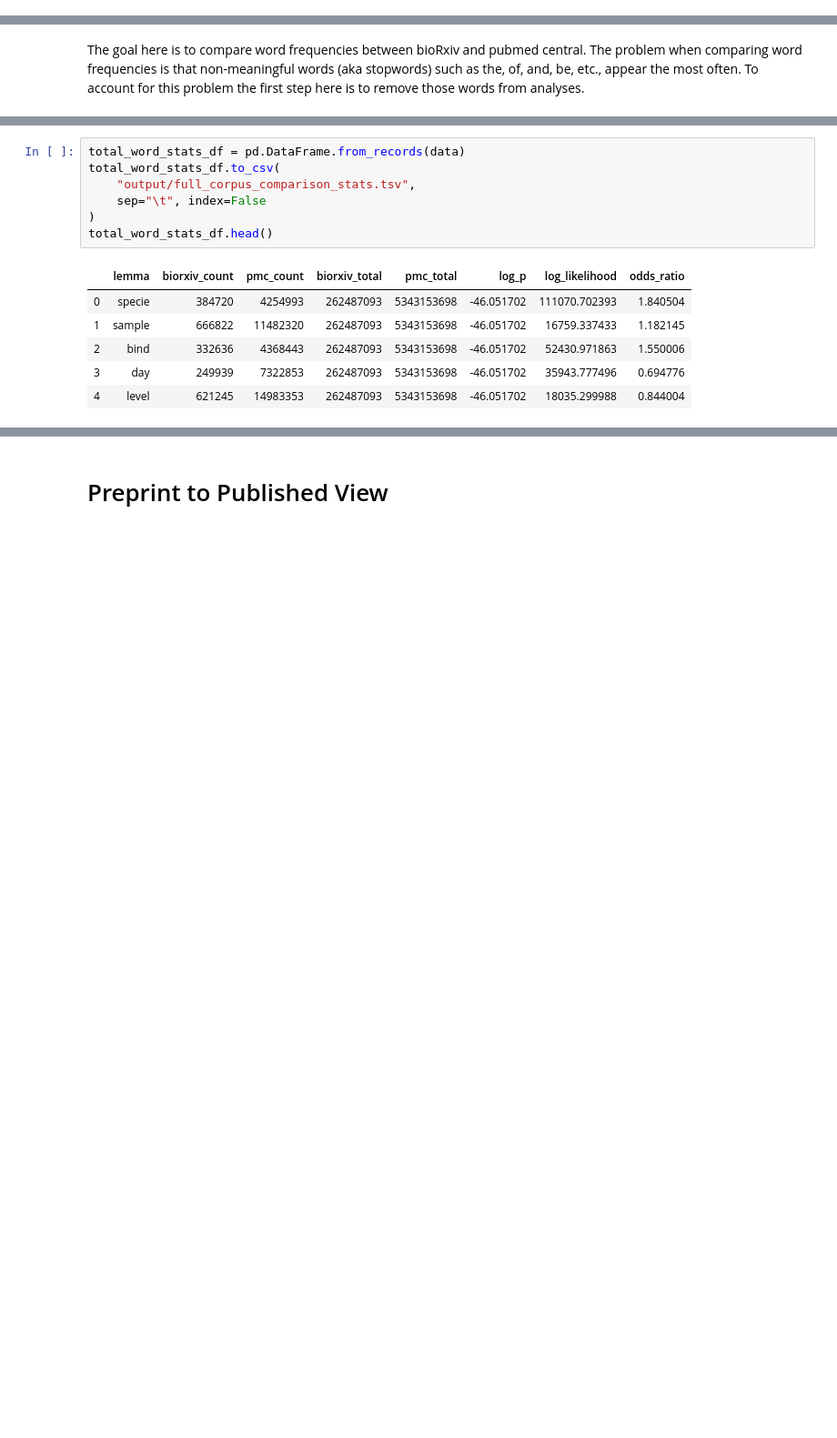
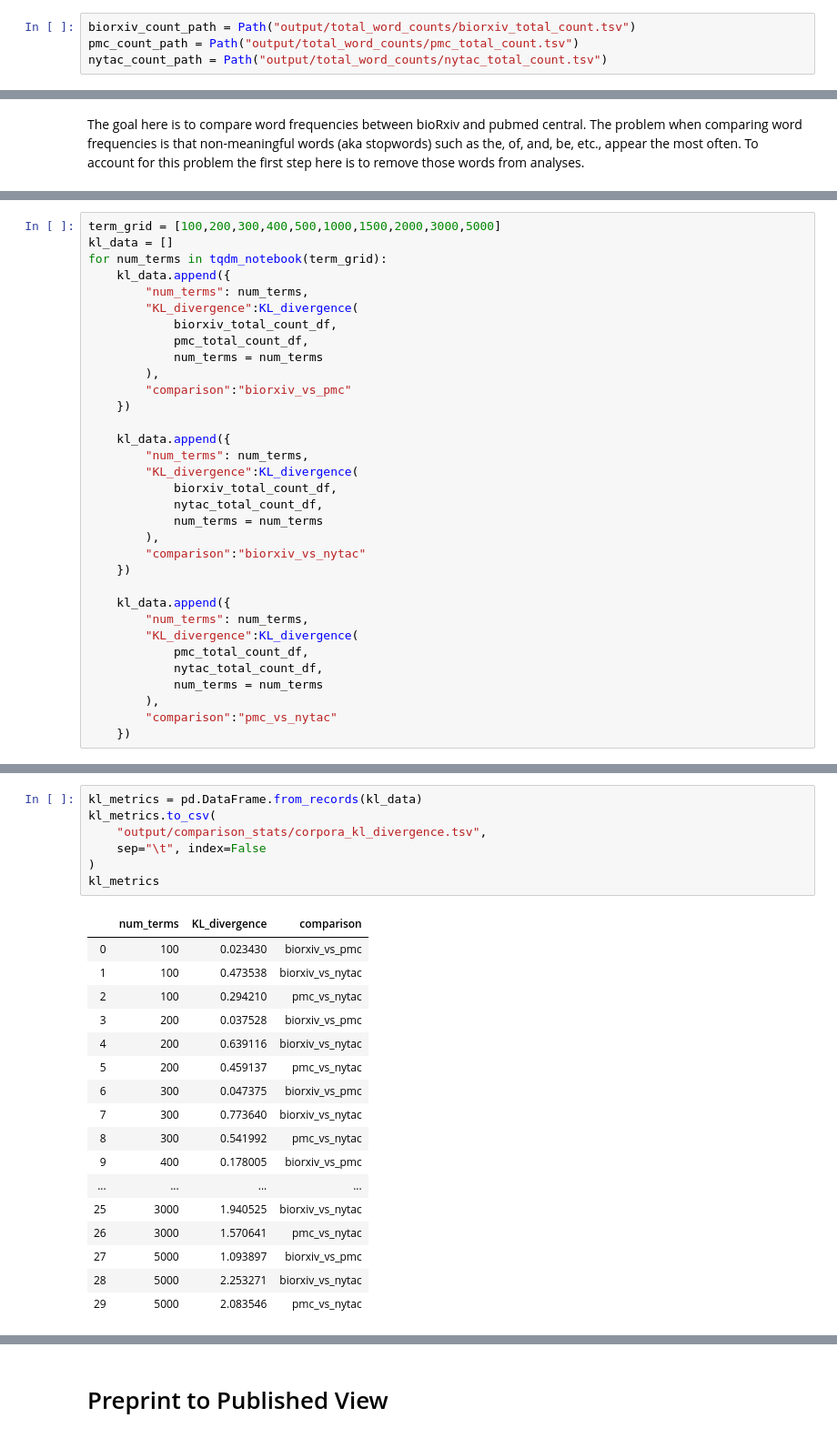
Before and after one commit to greenelab/annorxiver, a Jupyter notebook: biorxiv/corpora_comparison/corpora_comparison.ipynb, the cells around one changed output, grey strips where cells are left out. Shown at 91% size. Cells and saved outputs as stored; diff of their text form; blank space fills up the shorter version.

```diff
--- a/biorxiv/corpora_comparison/corpora_comparison.ipynb
+++ b/biorxiv/corpora_comparison/corpora_comparison.ipynb
@@ -99,4 +26,8 @@ def remove_stop_words(corpus_one, corpus_two):
 # Full Text Comparison (Global)
 # %% [markdown]
 ## Gather Word Frequencies
+# %%
+biorxiv_count_path = Path("output/total_word_counts/biorxiv_total_count.tsv")
+pmc_count_path = Path("output/total_word_counts/pmc_total_count.tsv")
+nytac_count_path = Path("output/total_word_counts/nytac_total_count.tsv")
 # %%
@@ -257,0 +549,33 @@ for word in tqdm_notebook(total_words):
+# %%
+term_grid = [100,200,300,400,500,1000,1500,2000,3000,5000]
+kl_data = []
+for num_terms in tqdm_notebook(term_grid):
+    kl_data.append({
+        "num_terms": num_terms,
+        "KL_divergence":KL_divergence(
+            biorxiv_total_count_df,
+            pmc_total_count_df,
+            num_terms = num_terms
+        ),
+        "comparison":"biorxiv_vs_pmc"
+    })
+
+    kl_data.append({
+        "num_terms": num_terms,
+        "KL_divergence":KL_divergence(
+            biorxiv_total_count_df,
+            nytac_total_count_df,
+            num_terms = num_terms
+        ),
+        "comparison":"biorxiv_vs_nytac"
+    })
+
+    kl_data.append({
+        "num_terms": num_terms,
+        "KL_divergence":KL_divergence(
+            pmc_total_count_df,
+            nytac_total_count_df,
+            num_terms = num_terms
+        ),
+        "comparison":"pmc_vs_nytac"
+    })
@@ -258,14 +584,25 @@ for word in tqdm_notebook(total_words):
 # %%
-total_word_stats_df = pd.DataFrame.from_records(data)
-total_word_stats_df.to_csv(
-    "output/full_corpus_comparison_stats.tsv",
+kl_metrics = pd.DataFrame.from_records(kl_data)
+kl_metrics.to_csv(
+    "output/comparison_stats/corpora_kl_divergence.tsv",
     sep="\t", index=False
 )
-total_word_stats_df.head()
+kl_metrics
 # %% [output]
-|  | lemma | biorxiv_count | pmc_count | biorxiv_total | pmc_total | log_p | log_likelihood | odds_ratio |
-| 0 | specie | 384720 | 4254993 | 262487093 | 5343153698 | -46.051702 | 111070.702393 | 1.840504 |
-| 1 | sample | 666822 | 11482320 | 262487093 | 5343153698 | -46.051702 | 16759.337433 | 1.182145 |
-| 2 | bind | 332636 | 4368443 | 262487093 | 5343153698 | -46.051702 | 52430.971863 | 1.550006 |
-| 3 | day | 249939 | 7322853 | 262487093 | 5343153698 | -46.051702 | 35943.777496 | 0.694776 |
-| 4 | level | 621245 | 14983353 | 262487093 | 5343153698 | -46.051702 | 18035.299988 | 0.844004 |
+|  | num_terms | KL_divergence | comparison |
+| 0 | 100 | 0.023430 | biorxiv_vs_pmc |
+| 1 | 100 | 0.473538 | biorxiv_vs_nytac |
+| 2 | 100 | 0.294210 | pmc_vs_nytac |
+| 3 | 200 | 0.037528 | biorxiv_vs_pmc |
+| 4 | 200 | 0.639116 | biorxiv_vs_nytac |
+| 5 | 200 | 0.459137 | pmc_vs_nytac |
+| 6 | 300 | 0.047375 | biorxiv_vs_pmc |
+| 7 | 300 | 0.773640 | biorxiv_vs_nytac |
+| 8 | 300 | 0.541992 | pmc_vs_nytac |
+| 9 | 400 | 0.178005 | biorxiv_vs_pmc |
+| ... | ... | ... | ... |
+| 25 | 3000 | 1.940525 | biorxiv_vs_nytac |
+| 26 | 3000 | 1.570641 | pmc_vs_nytac |
+| 27 | 5000 | 1.093897 | biorxiv_vs_pmc |
+| 28 | 5000 | 2.253271 | biorxiv_vs_nytac |
+| 29 | 5000 | 2.083546 | pmc_vs_nytac |
```
Also changed, not shown: parts of 61 cells of this notebook, 1 other file.
